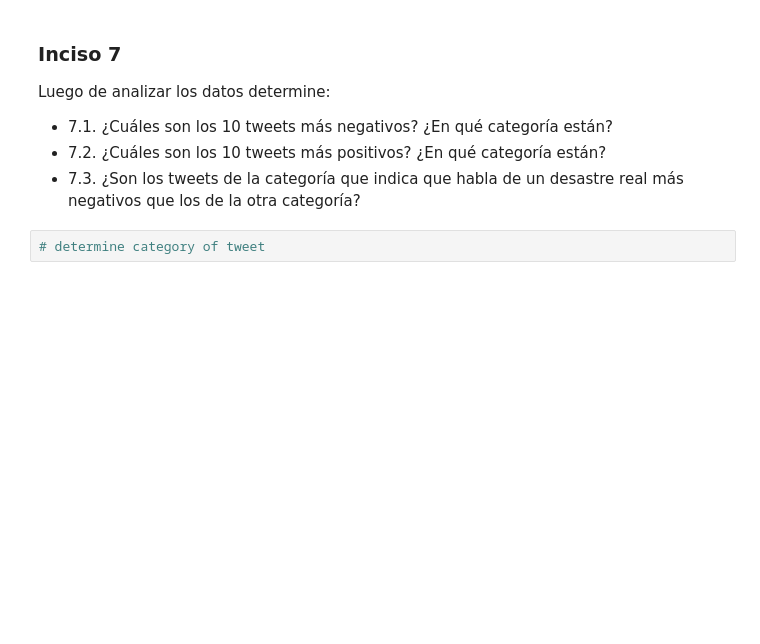
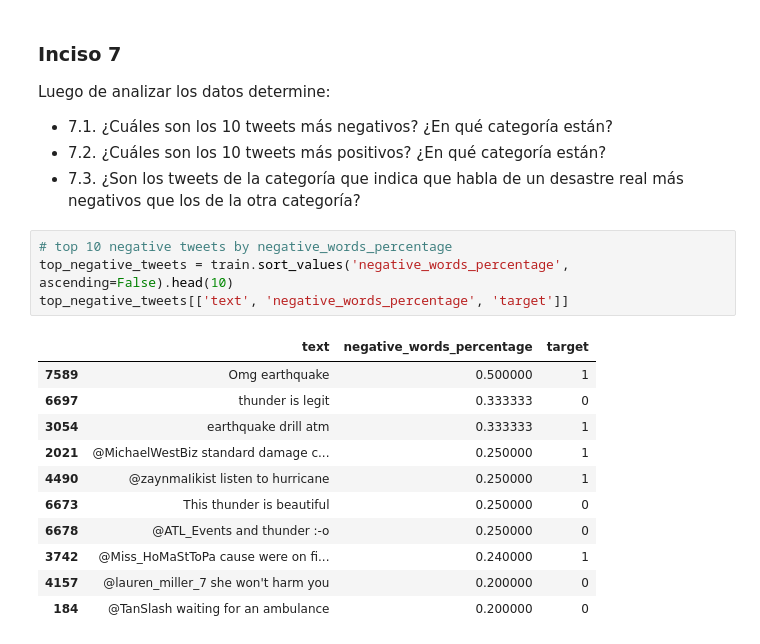
Before and after one commit to JDgomez2002/data-science-labs, a Jupyter notebook: lab6/Ejercicio1.ipynb, the cells around one changed output. Saved outputs shown, nothing was run; the diff lists cells and outputs as text; blank space fills up the shorter version.

```diff
--- a/lab6/Ejercicio1.ipynb
+++ b/lab6/Ejercicio1.ipynb
@@ -331,5 +331,19 @@ Luego de analizar los datos determine:
 - 7.1. ¿Cuáles son los 10 tweets más negativos? ¿En qué categoría están?
 - 7.2. ¿Cuáles son los 10 tweets más positivos? ¿En qué categoría están?
 - 7.3. ¿Son los tweets de la categoría que indica que habla de un desastre real más negativos que los de la otra categoría?
-# %%
-# determine category of tweet
+# %%
+# top 10 negative tweets by negative_words_percentage
+top_negative_tweets = train.sort_values('negative_words_percentage', ascending=False).head(10)
+top_negative_tweets[['text', 'negative_words_percentage', 'target']]
+# %% [output]
+|  | text | negative_words_percentage | target |
+| 7589 | Omg earthquake | 0.500000 | 1 |
+| 6697 | thunder is legit | 0.333333 | 0 |
+| 3054 | earthquake drill atm | 0.333333 | 1 |
+| 2021 | @MichaelWestBiz standard damage c... | 0.250000 | 1 |
+| 4490 | @zaynmaIikist listen to hurricane | 0.250000 | 1 |
+| 6673 | This thunder is beautiful | 0.250000 | 0 |
+| 6678 | @ATL_Events and thunder :-o | 0.250000 | 0 |
+| 3742 | @Miss_HoMaStToPa cause were on fi... | 0.240000 | 1 |
+| 4157 | @lauren_miller_7 she won't harm you | 0.200000 | 0 |
+| 184 | @TanSlash waiting for an ambulance | 0.200000 | 0 |
```
Also changed, not shown: parts of 1 cell of this notebook, 1 other file.
